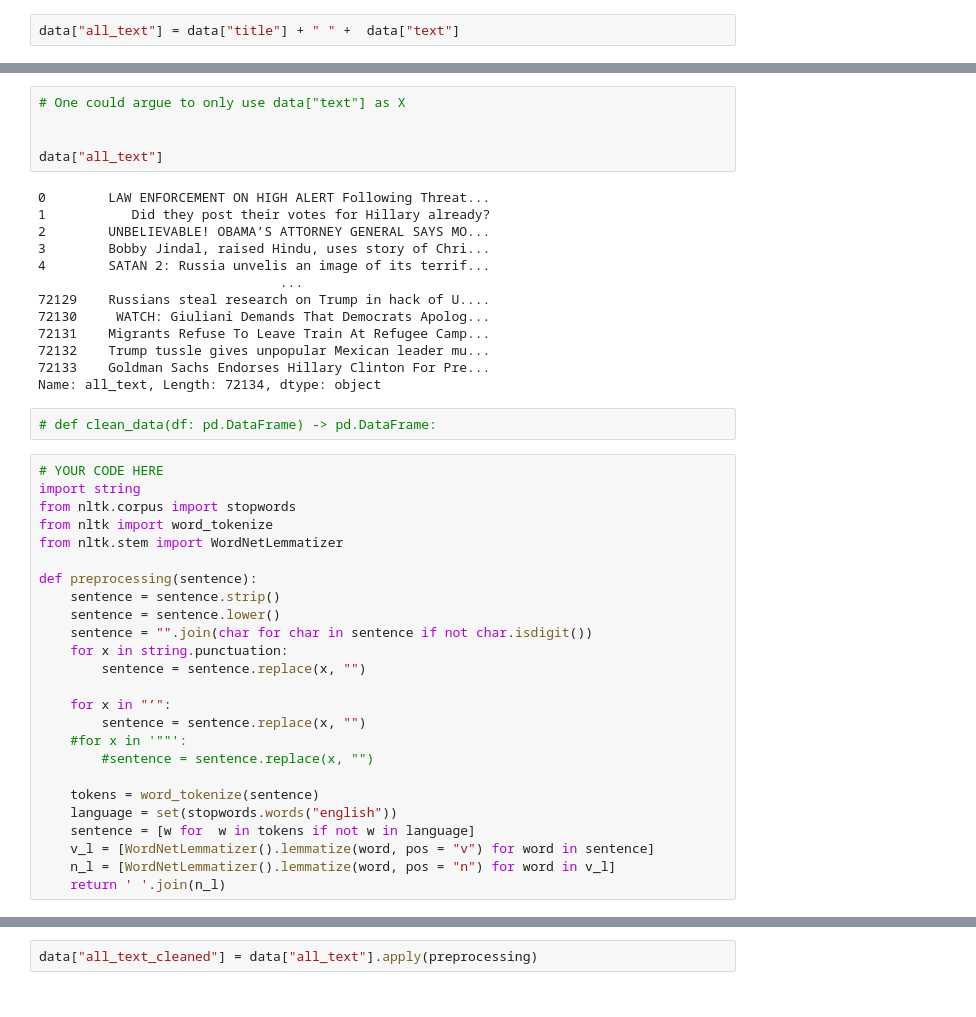
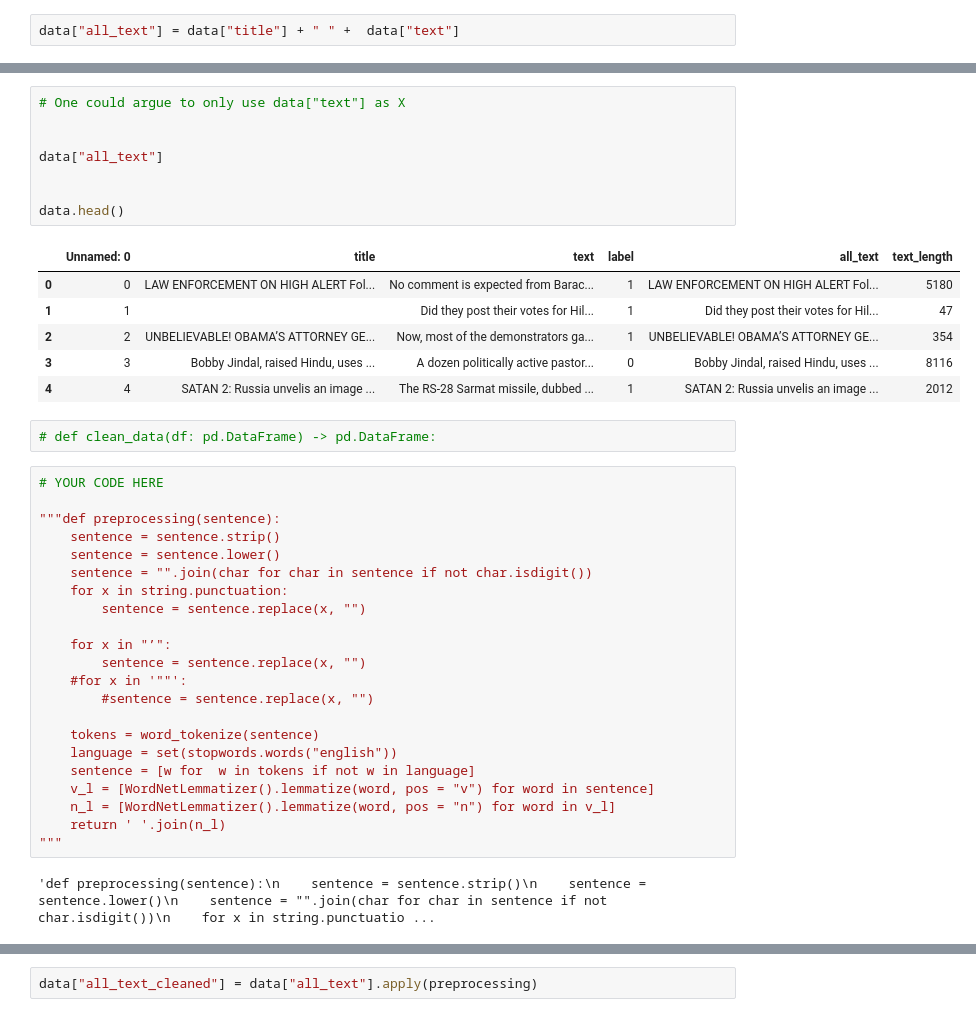
Before and after one commit to tobias-heinzmann/cyb-news, a Jupyter notebook: notebooks/frederik.ipynb, the cells around one changed output, grey strips where cells are left out. Cells and saved outputs as stored; diff of their text form.

Commit message:
worked on stopword

```diff
--- a/notebooks/frederik.ipynb
+++ b/notebooks/frederik.ipynb
@@ -84,31 +127,24 @@ data["all_text"] = data["title"] + " " +  data["text"]
 # %%
 # One could argue to only use data["text"] as X
 
 
 data["all_text"]
+
+
+data.head()
 # %% [output]
-0        LAW ENFORCEMENT ON HIGH ALERT Following Threat...
-1           Did they post their votes for Hillary already?
-2        UNBELIEVABLE! OBAMA’S ATTORNEY GENERAL SAYS MO...
-3        Bobby Jindal, raised Hindu, uses story of Chri...
-4        SATAN 2: Russia unvelis an image of its terrif...
-                               ...
-72129    Russians steal research on Trump in hack of U....
-72130     WATCH: Giuliani Demands That Democrats Apolog...
-72131    Migrants Refuse To Leave Train At Refugee Camp...
-72132    Trump tussle gives unpopular Mexican leader mu...
-72133    Goldman Sachs Endorses Hillary Clinton For Pre...
-Name: all_text, Length: 72134, dtype: object
+|  | Unnamed: 0 | title | text | label | all_text | text_length |
+| 0 | 0 | LAW ENFORCEMENT ON HIGH ALERT Fol... | No comment is expected from Barac... | 1 | LAW ENFORCEMENT ON HIGH ALERT Fol... | 5180 |
+| 1 | 1 |  | Did they post their votes for Hil... | 1 | Did they post their votes for Hil... | 47 |
+| 2 | 2 | UNBELIEVABLE! OBAMA’S ATTORNEY GE... | Now, most of the demonstrators ga... | 1 | UNBELIEVABLE! OBAMA’S ATTORNEY GE... | 354 |
+| 3 | 3 | Bobby Jindal, raised Hindu, uses ... | A dozen politically active pastor... | 0 | Bobby Jindal, raised Hindu, uses ... | 8116 |
+| 4 | 4 | SATAN 2: Russia unvelis an image ... | The RS-28 Sarmat missile, dubbed ... | 1 | SATAN 2: Russia unvelis an image ... | 2012 |
 # %%
 # def clean_data(df: pd.DataFrame) -> pd.DataFrame:
 # %%
 # YOUR CODE HERE
-import string
-from nltk.corpus import stopwords
-from nltk import word_tokenize
-from nltk.stem import WordNetLemmatizer
 
-def preprocessing(sentence):
+"""def preprocessing(sentence):
     sentence = sentence.strip()
     sentence = sentence.lower()
     sentence = "".join(char for char in sentence if not char.isdigit())
@@ -126,3 +162,6 @@ def preprocessing(sentence):
     v_l = [WordNetLemmatizer().lemmatize(word, pos = "v") for word in sentence]
     n_l = [WordNetLemmatizer().lemmatize(word, pos = "n") for word in v_l]
     return ' '.join(n_l)
+"""
+# %% [output]
+'def preprocessing(sentence):\n    sentence = sentence.strip()\n    sentence = sentence.lower()\n    sentence = "".join(char for char in sentence if not char.isdigit())\n    for x in string.punctuatio ...
```
Also changed, not shown: parts of 21 cells of this notebook.
